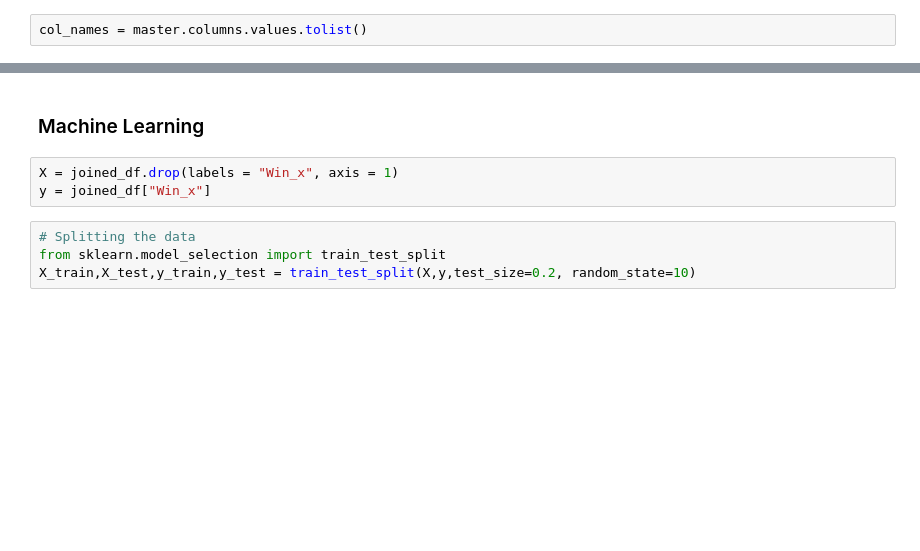
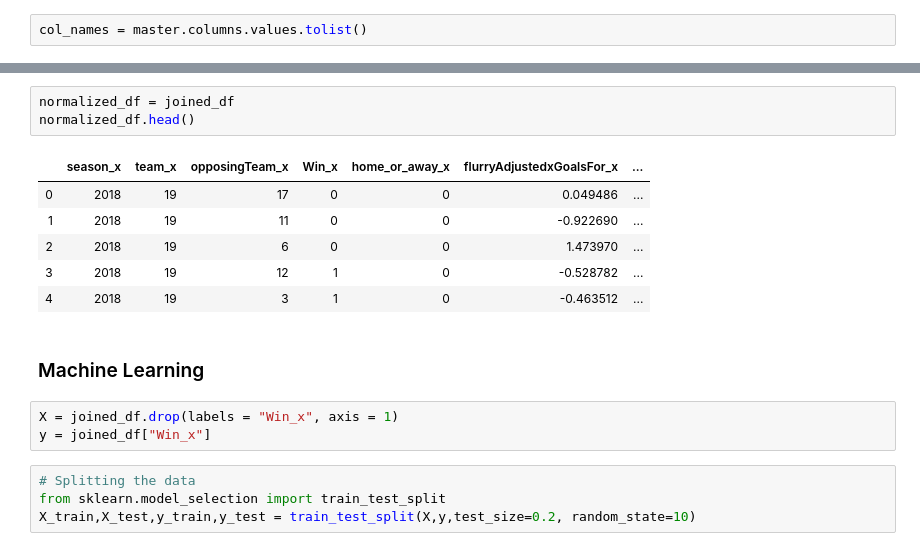
Before and after one commit to nanderson1982/NHL_Predicto, a Jupyter notebook: model/new_dataframe.ipynb, the cells around one changed output, grey strips where cells are left out. Cells and saved outputs as stored; diff of their text form; blank space fills up the shorter version.

```diff
--- a/model/new_dataframe.ipynb
+++ b/model/new_dataframe.ipynb
@@ -165,3 +175,13 @@ joined_df.head()
+# %%
+normalized_df = joined_df
+normalized_df.head()
+# %% [output]
+|  | season_x | team_x | opposingTeam_x | Win_x | home_or_away_x | flurryAdjustedxGoalsFor_x | ... |
+| 0 | 2018 | 19 | 17 | 0 | 0 | 0.049486 | ... |
+| 1 | 2018 | 19 | 11 | 0 | 0 | -0.922690 | ... |
+| 2 | 2018 | 19 | 6 | 0 | 0 | 1.473970 | ... |
+| 3 | 2018 | 19 | 12 | 1 | 0 | -0.528782 | ... |
+| 4 | 2018 | 19 | 3 | 1 | 0 | -0.463512 | ... |
 # %% [markdown]
 ### Machine Learning
 # %%
```
Also changed, not shown: parts of 20 cells of this notebook.
